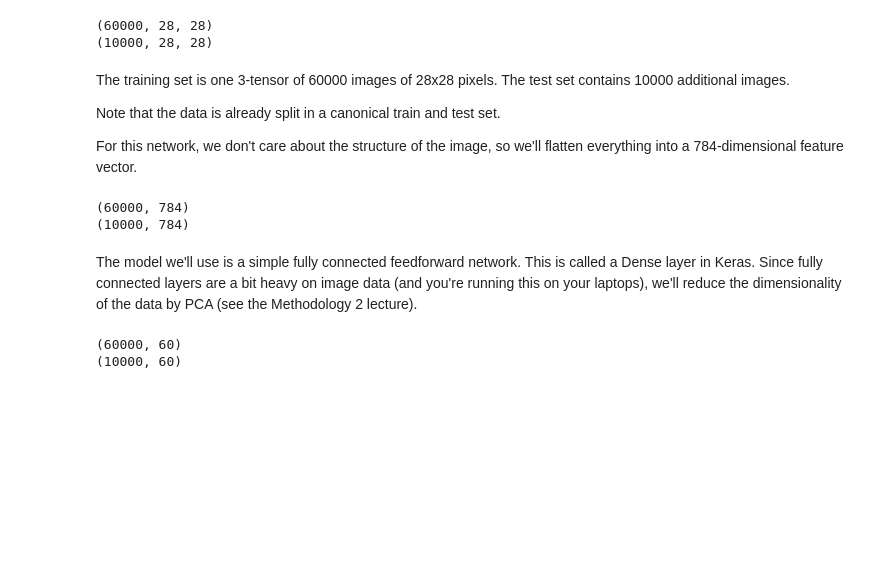
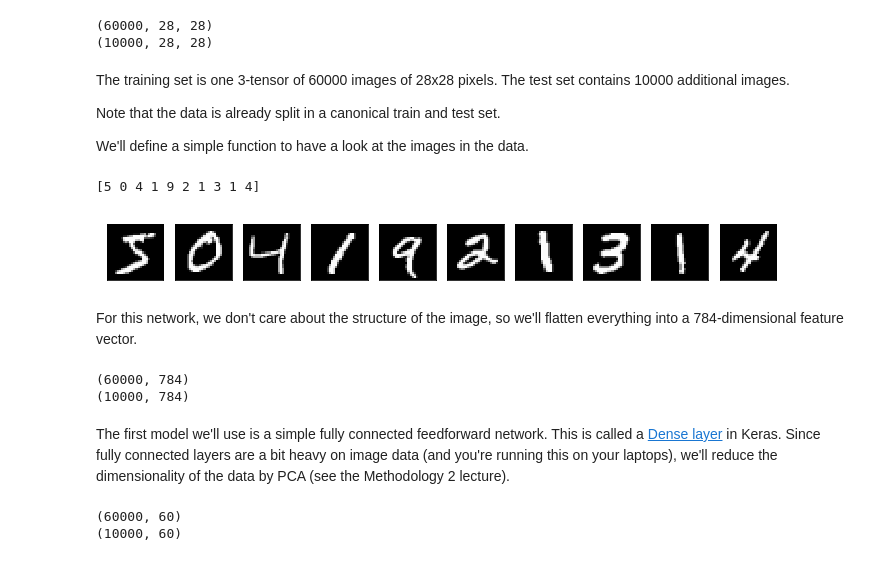
Before and after one commit to pbloem/machine-learning, a Jupyter notebook: worksheets/Worksheet 4, Deep Learning.ipynb, the cells around one changed output. Cells and saved outputs as stored; diff of their text form; code cells hidden in the pictures; blank space fills up the shorter version.

```diff
--- a/worksheets/Worksheet 4, Deep Learning.ipynb
+++ b/worksheets/Worksheet 4, Deep Learning.ipynb
@@ -130,7 +104,28 @@ The training set is one 3-tensor of 60000 images of 28x28 pixels. The test set c
 
 Note that the data is already split in a canonical train and test set.
 
-For this network, we don't care about the structure of the image, so we'll flatten everything into a 784-dimensional feature vector.
+We'll define a simple function to have a look at the images in the data.
+# %%
+import matplotlib.pyplot as plt
+%matplotlib inline
+
+def plot_digits(data):
+    n, w, h = data.shape
+    plt.figure(figsize=(12, 12*n))
+    for i in range(n):
+        ax = plt.subplot(1,n, i+1)
+        plt.imshow(data[i], cmap='gray')
+        ax.get_xaxis().set_visible(False)
+        ax.get_yaxis().set_visible(False)
+
+# use the function to plot the first 10 digits (together with the training labels)
+plot_digits(x_train[:10, :, :])
+print(y_train[:10])
+# %% [output]
+[5 0 4 1 9 2 1 3 1 4]
+[figure, added]
+# %% [markdown]
+For this network, we don't care about the structure of the image, so we'll flatten everything into a 784-dimensional feature vector.
 # %%
 x_train = x_train.reshape(60000, -1)
 x_test = x_test.reshape(10000, -1)
@@ -141,7 +136,7 @@ print(x_test.shape)
 (60000, 784)
 (10000, 784)
 # %% [markdown]
-The model we'll use is a simple fully connected feedforward network. This is called a Dense layer in Keras. Since fully connected layers are a bit heavy on image data (and you're running this on your laptops), we'll reduce the dimensionality of the data by PCA (see the Methodology 2 lecture).
+The first model we'll use is a simple fully connected feedforward network. This is called a [Dense layer](https://keras.io/layers/core/#dense) in Keras. Since fully connected layers are a bit heavy on image data (and you're running this on your laptops), we'll reduce the dimensionality of the data by PCA (see the Methodology 2 lecture).
 # %%
 from sklearn.decomposition import PCA
 
```
Also changed, not shown: parts of 45 cells of this notebook.
